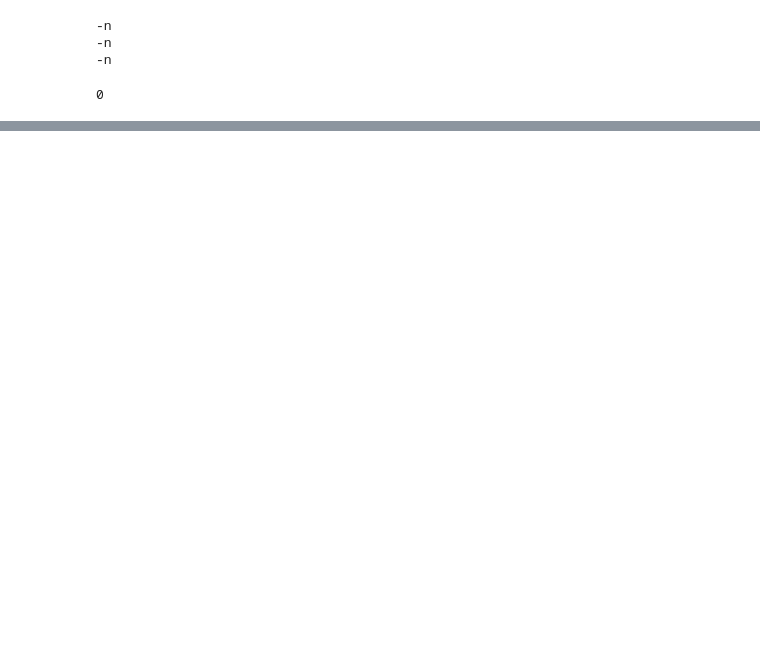
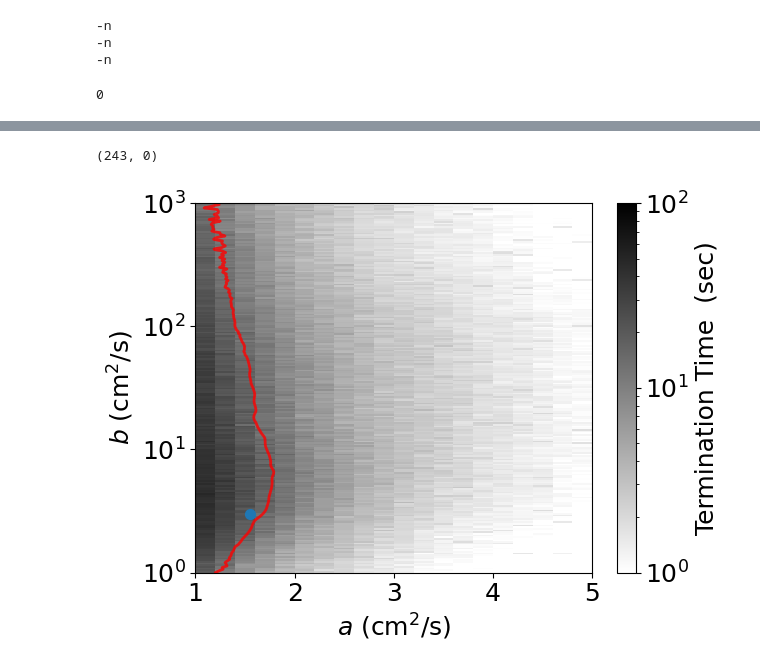
Before and after one commit to timtyree/bgmc, a Jupyter notebook: python/visualizing the heatmap of the creation model cloud survey.ipynb, the cells around one changed output, grey strips where cells are left out. Cells and saved outputs as stored; diff of their text form; code cells hidden in the pictures; blank space fills up the shorter version.

```diff
--- a/python/visualizing the heatmap of the creation model cloud survey.ipynb
+++ b/python/visualizing the heatmap of the creation model cloud survey.ipynb
@@ -99,5 +110,7 @@ df['a'] = df['varkappa'].round(3)
 df['b'] = (df['a']*(df['chi']-1)).round(3)
 #Q: is ^this right??
 #A: yes.
+# %%
+df['log10b'] = np.log10(df['b']).round(5)
 # %%
 a_values = df['a'].round(3).drop_duplicates().sort_values().values
@@ -335,0 +467,60 @@ beep(3)
+# %%
+# clotting_time = 40 #s
+clotting_time = 10 #s
+contours = find_contours(zs, level = clotting_time, mode = 'hard_boundary')
+# for c in contours:
+#     pass
+# c
+imax = -9999
+max_len = 0
+for i,c in enumerate(contours):
+    l = c.shape[0]
+    if l>max_len:
+        max_len = l
+        imax = i
+max_len,imax
+# %% [output]
+(243, 0)
+# %%
+fontsize=18
+# z_min, z_max = -np.abs(z).max(), np.abs(z).max()
+# z_min, z_max = 1e-9, z.max()
+# z_min, z_max = 1e-3, z.max()
+# z_min, z_max = 1e-1, z.max()
+# z_min, z_max = 1e-1, 100
+z_min, z_max = 1, 100
+# z_min, z_max = 1, 60
+# z_min, z_max = 1e1, z.max()
+# z_min, z_max = 1e-9, 1e-5
+# c = plt.pcolormesh(x, y, z, cmap ='gray_r')#, cmap='viridis')
+c = plt.pcolormesh(x, y, z, cmap ='gray_r', vmin = z_min, vmax = z_max, norm=LogNorm())#, cmap='viridis')
+# c = plt.pcolormesh(x, y, zs, cmap ='gray_r', vmin = z_min, vmax = z_max, norm=LogNorm())#, cmap='viridis')
+cbar = plt.colorbar(c)
+cbar.set_label('Termination Time  (sec)',fontsize=fontsize)
+cbar.ax.tick_params(labelsize=fontsize)
+
+#plot contours
+ixv = np.arange(x[:,0].shape[0])
+iyv = np.arange(y[0,:].shape[0])
+# for c in contours:
+c  = contours[imax]
+xv = np.interp(x=c[:,0], xp=ixv, fp=x[:,0])
+yv = np.interp(x=c[:,1], xp=iyv, fp=y[0,:])
+plt.plot(xv,yv,color='r',lw=2,alpha=0.8)
+
+#plot points of full models
+afull = [1.552,9.3]
+lbfull = np.log10([3.01,10.0])
+cfull = ['C0','C1']
+plt.scatter(x=[afull[0]],y=[lbfull[0]],c=[cfull[0]],zorder=10,s=50)
+plt.scatter(x=[afull[1]],y=[lbfull[1]],c=[cfull[1]],zorder=10,s=50)
+
+format_plot(xlabel=r'$a$ (cm$^2/$s)', ylabel=r'$b$ (cm$^2/$s)',fontsize=fontsize)
+# plt.ylim([7.8,15])
+# plt.title('matplotlib.pyplot.pcolormesh() function Example', fontweight ="bold")
+plt.yticks(range(4))
+plt.xlim([1,5])
+plt.gca().set_yticklabels([r"$10^0$",r"$10^1$",r"$10^2$",r"$10^3$"])
+plt.show()
+# %% [output]
+[figure, added]
```
Also changed, not shown: parts of 30 cells of this notebook.
